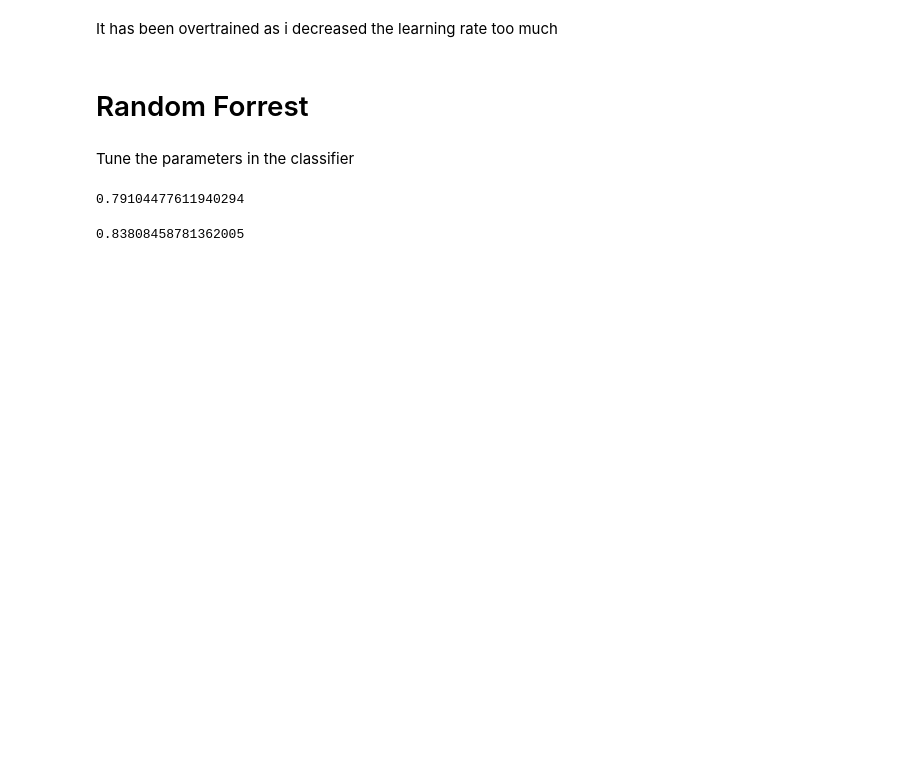
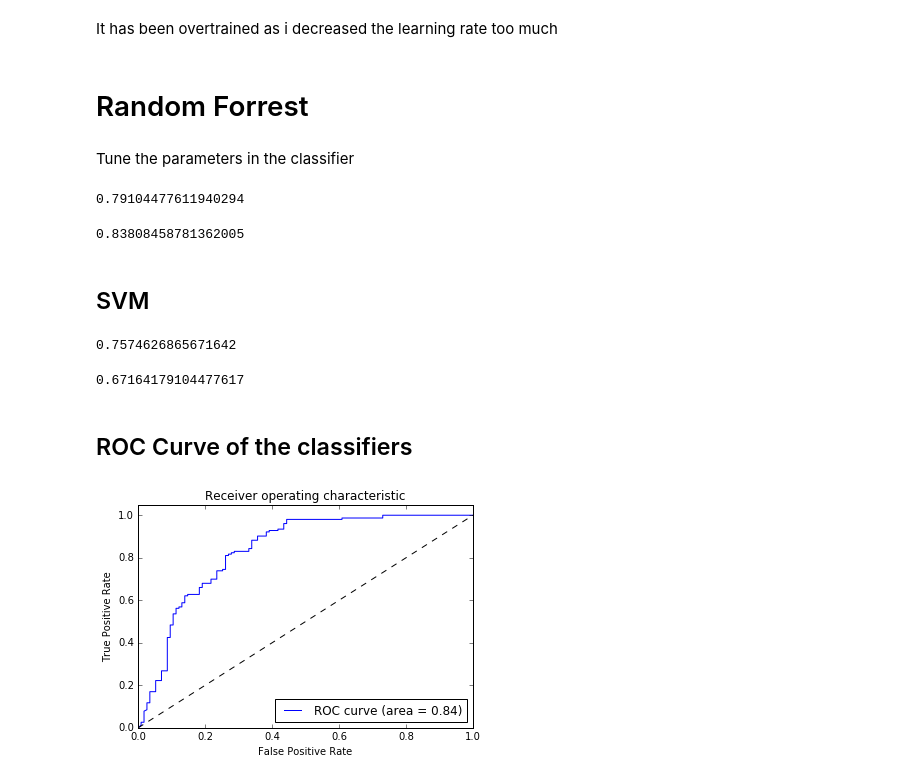
Before and after one commit to gautamborgohain/DataScience, a Jupyter notebook: Titanic_Kaggle/InProgres_Titanic_prediction.ipynb, the cells around one changed output. Cells and saved outputs as stored; diff of their text form; code cells hidden in the pictures; blank space fills up the shorter version.

```diff
--- a/Titanic_Kaggle/InProgres_Titanic_prediction.ipynb
+++ b/Titanic_Kaggle/InProgres_Titanic_prediction.ipynb
@@ -126,3 +128,52 @@ scores = cross_validation.cross_val_score(randomf_model, X_train, Y_train, cv=5)
 scores.mean()
 # %% [output]
 0.83808458781362005
+# %% [markdown]
+## SVM
+# %%
+from sklearn.svm import SVC
+from sklearn import metrics
+
+svc_model = SVC(kernel = 'linear',C =3.0)
+svc_model.fit(X_train, Y_train)
+predicted = svc_model.predict(X_test)
+metrics.accuracy_score(Y_test, predicted)
+# %% [output]
+0.7574626865671642
+# %%
+# Try 2 :
+svc_model = SVC(kernel = 'rbf')
+svc_model.fit(X_train, Y_train)
+predicted = svc_model.predict(X_test)
+metrics.accuracy_score(Y_test, predicted)
+# %% [output]
+0.67164179104477617
+# %% [markdown]
+## ROC Curve of the classifiers
+# %%
+from sklearn.metrics import roc_curve, auc
+from sklearn.cross_validation import StratifiedKFold
+
+y_score = randomf_model.fit(X_train, Y_train).predict_proba(X_test)
+target_testting_dummies = pd.get_dummies(Y_test)
+fpr = dict()
+tpr = dict()
+roc_auc = dict()
+for i in range(2):
+    fpr[i], tpr[i], _ = roc_curve(target_testting_dummies[target_testting_dummies.columns[i]], y_score[:, i])
+    roc_auc[i] = auc(fpr[i], tpr[i])
+
+plt.figure()
+# plt.plot(fpr[2], tpr[2], label='Positive ROC curve (area = %0.2f)' % roc_auc[2])
+plt.plot(fpr[0], tpr[0], label='ROC curve (area = %0.2f)' % roc_auc[0])
+# plt.plot(fpr[1], tpr[1], label='Neutral ROC curve (area = %0.2f)' % roc_auc[1])
+plt.plot([0, 1], [0, 1], 'k--')
+plt.xlim([0.0, 1.0])
+plt.ylim([0.0, 1.05])
+plt.xlabel('False Positive Rate')
+plt.ylabel('True Positive Rate')
+plt.title('Receiver operating characteristic')
+plt.legend(loc="lower right")
+plt.show()
+# %% [output]
+[figure, added]
```
Also changed, not shown: parts of 13 cells of this notebook, 4 other files.
